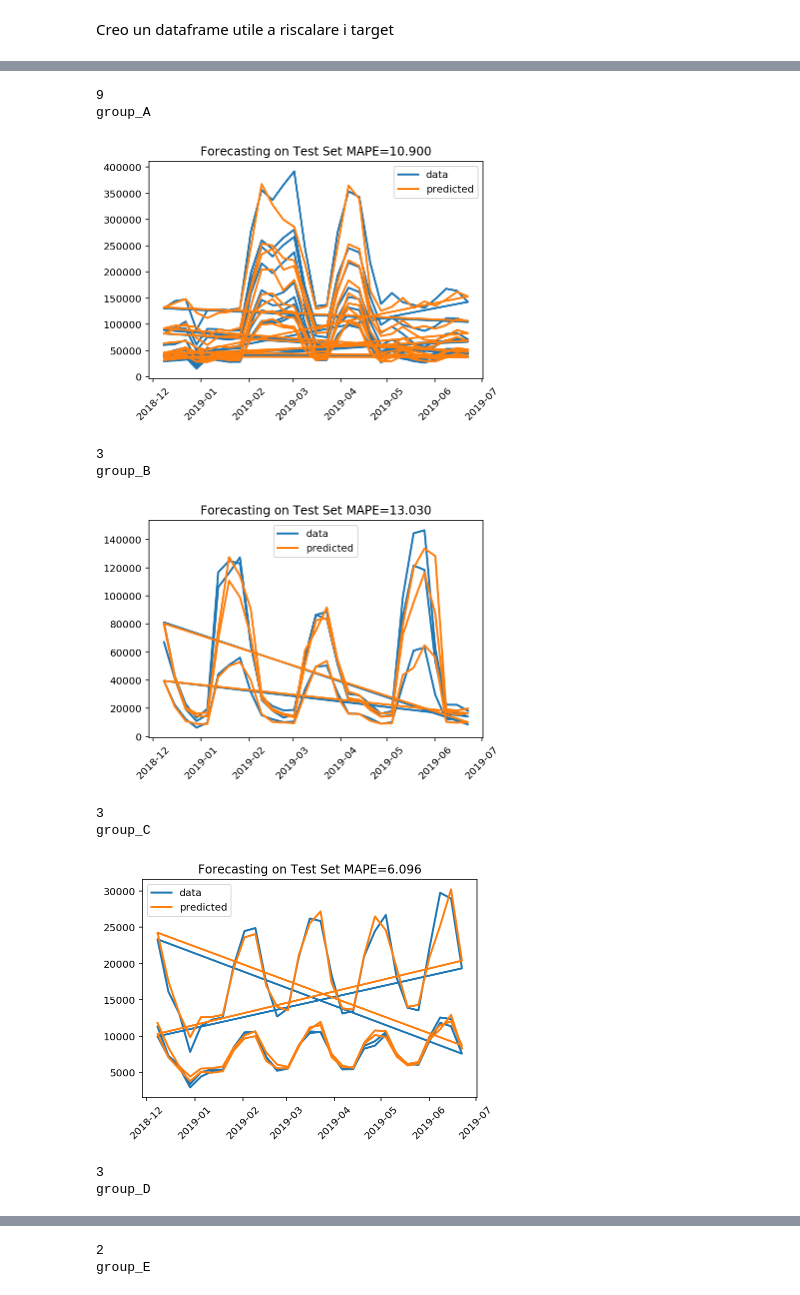
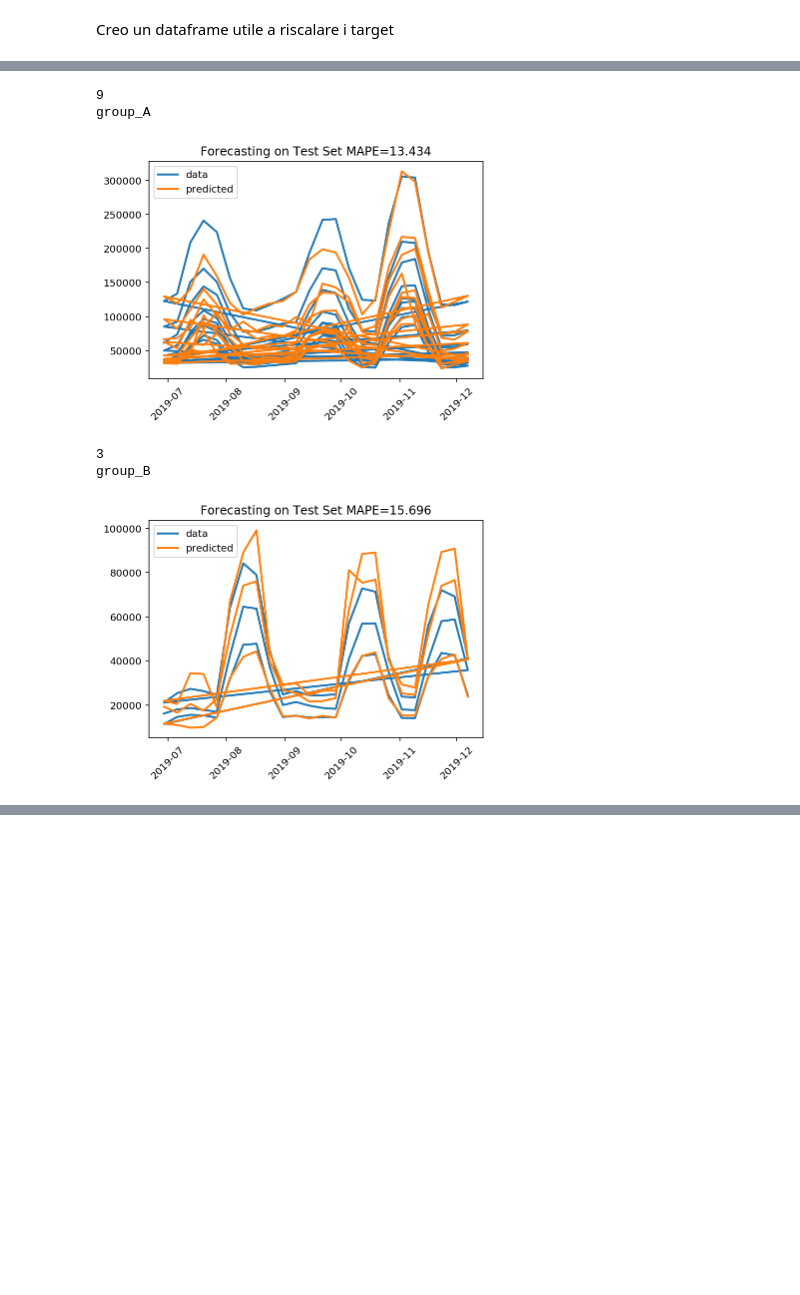
Before and after one commit to LucaCellamare/BIP-Project-sales-forecasting, a Jupyter notebook: Voltan_Enrico_single_predictor_NEWCSV.ipynb, the cells around one changed output, grey strips where cells are left out. Cells and saved outputs as stored; diff of their text form; code cells hidden in the pictures; blank space fills up the shorter version.

```diff
--- a/Voltan_Enrico_single_predictor_NEWCSV.ipynb
+++ b/Voltan_Enrico_single_predictor_NEWCSV.ipynb
@@ -100,0 +99,3 @@ rescale_df
+# %%
+df = pd.concat([df,df_test])
+df.tail()
@@ -101,7 +110,8 @@ rescale_df
 # %%
+
 simple_df = df[['scaled_quarter','scaled_month','scaled_year','scaled_price_diff1',
-            "group_A","group_B","group_C","group_D","group_E","Not_grouped","BRAND1","BRAND2","BRAND3","BRAND4","BRAND5",
-           'scaled_dayofyear','scaled_dayofmonth','scaled_weekofyear',"scaled_sales1",
+            "group_A","group_B","BRAND2","BRAND4",
+           'scaled_dayofyear','scaled_dayofmonth','scaled_weekofyear',"scaled_sales1","scaled_sales2","scaled_sales3",
             'scaled_promo','scaled_diff1','scaled_diff2','percentage_diff1','scaled_price',"scaled_rolling2",
                 "date","sku","scaled_target","target"]]
 simple_df = simple_df.dropna().set_index("date")
@@ -110,14 +130,14 @@ simple_test = simple_df[SplitTestDate:].reset_index()
 # %%
-X_train = simple_train[['scaled_quarter','scaled_month','scaled_year','scaled_price_diff1',
-            "group_A","group_B","group_C","group_D","group_E","Not_grouped","BRAND1","BRAND2","BRAND3","BRAND4","BRAND5",
-           'scaled_dayofyear','scaled_dayofmonth','scaled_weekofyear',"scaled_sales1",
+X_train = simple_train[['scaled_month',
+            "group_A","group_B","BRAND2","BRAND4",
+           'scaled_dayofyear','scaled_dayofmonth','scaled_weekofyear',"scaled_sales1","scaled_sales2","scaled_sales3",
             'scaled_promo','scaled_diff1','scaled_diff2','percentage_diff1','scaled_price',"scaled_rolling2"]]
 # %%
 y_train = simple_train[["date","sku","scaled_target","target"]]
 # %%
-X_test = simple_test[['scaled_quarter','scaled_month','scaled_year','scaled_price_diff1',
-            "group_A","group_B","group_C","group_D","group_E","Not_grouped","BRAND1","BRAND2","BRAND3","BRAND4","BRAND5",
-           'scaled_dayofyear','scaled_dayofmonth','scaled_weekofyear',"scaled_sales1",
+X_test = simple_test[['scaled_month',
+            "group_A","group_B","BRAND2","BRAND4",
+           'scaled_dayofyear','scaled_dayofmonth','scaled_weekofyear',"scaled_sales1","scaled_sales2","scaled_sales3",
             'scaled_promo','scaled_diff1','scaled_diff2','percentage_diff1','scaled_price',"scaled_rolling2"]]
 # %%
 y_test = simple_test[["date","sku","scaled_target","target"]]
@@ -146,7 +182,7 @@ for g in groups:
 
 
 
-    model = xgb.XGBRegressor(n_estimators=500, learning_rate=0.1)
+    model = xgb.XGBRegressor(n_estimators=500, learning_rate=0.06)
 
     #xgb.XGBRegressor(n_estimators=500, learning_rate=0.1) #MAPE 10.9, 13.0, 6.09, 6.5, 14.77
     #CatBoostRegressor(iterations=500,learning_rate=0.1,eval_metric='MAPE') #MAPE =  11.1, 13.3, 7.6, 6.4,18
@@ -155,39 +191,34 @@ for g in groups:
     #RandomForestRegressor(n_estimators=10,random_state=123) #MAPE 11.232, 11.994, 7.616, 6.068, 14.320
 
 
     model.fit(X_traing, y_traing["scaled_target"])
 
     prediction = model.predict(X_testg)
 
     results = pd.DataFrame(columns = ["date","sku","target","prediction"])
 
     for sku in y_testg["sku"].unique():
 
         pred_sku = prediction[np.where(y_testg["sku"] == sku)]
         originals = rescale_df.loc[rescale_df["sku"] == sku]["target"]
         pred = unscale(pred_sku,originals)
 
         results = pd.concat([results, pd.DataFrame({
             "date" : y_testg[y_testg["sku"] == sku]["date"],
             "sku" : y_testg[y_testg["sku"] == sku]["sku"],
             "target" : y_testg[y_testg["sku"] == sku]["target"],
             "prediction" : pred
         })])
     print(len(y_testg["sku"].unique()))
 
     print(g)
     results = results.dropna().set_index("date")
 
     plot_results(results["target"], results["prediction"], "target")
 # %% [output]
 9
 group_A
-[figure, old version]
+[figure, new version]
 3
 group_B
-[figure, old version]
+[figure, new version]
-3
-group_C
-[figure, removed]
-3
-group_D
@@ -195,2 +224,0 @@ group_D
-2
-group_E
```
Also changed, not shown: parts of 18 cells of this notebook.
